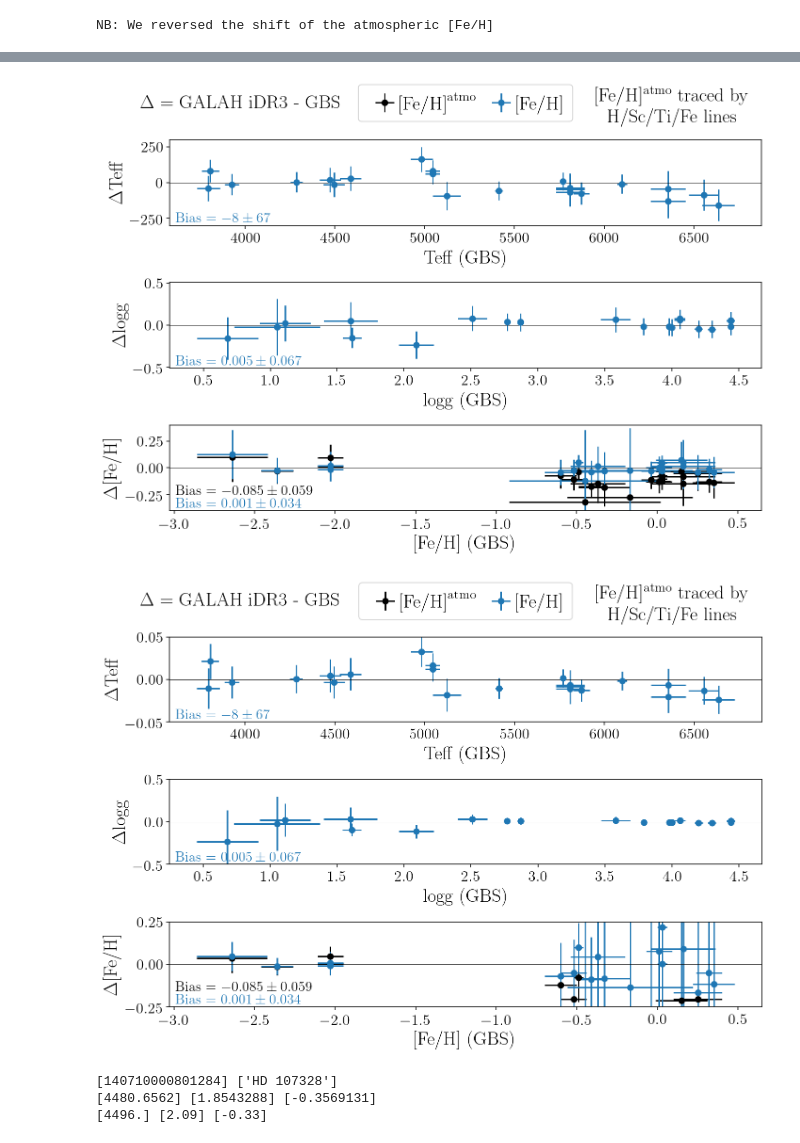
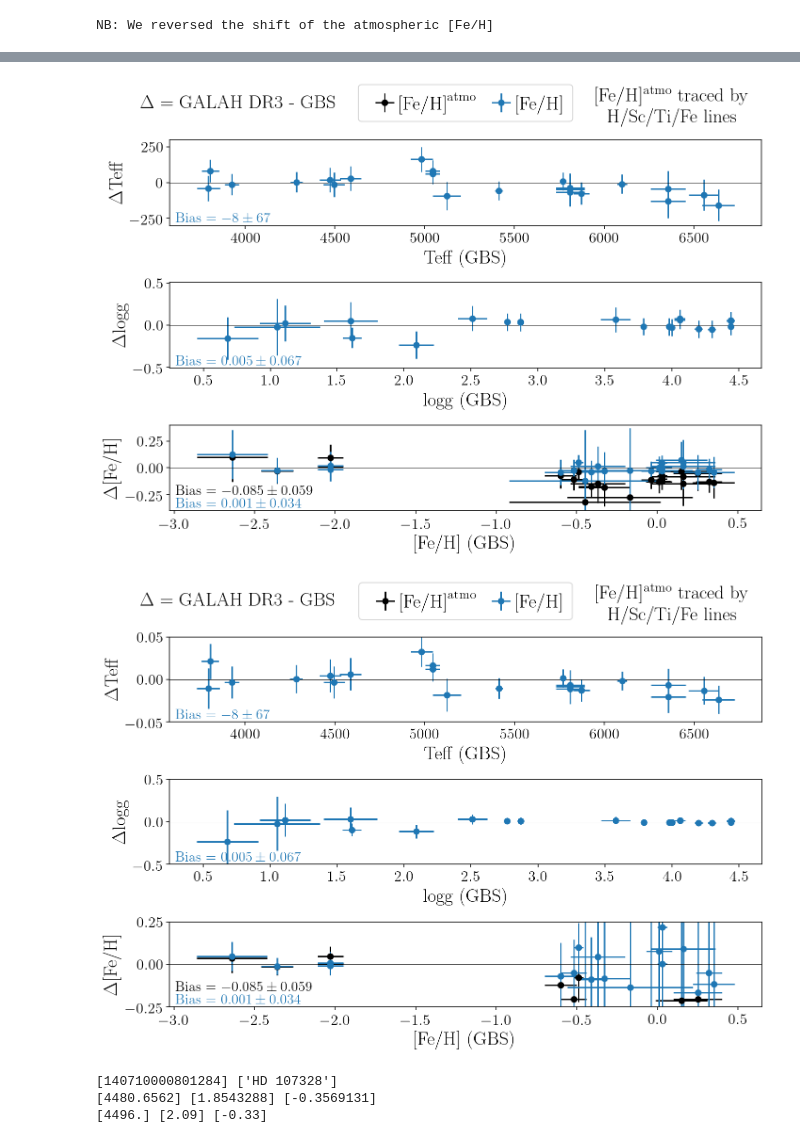
Before and after one commit to svenbuder/GALAH_DR3, a Jupyter notebook: validation/stellar_parameters/gaia_fgk_benchmark_stars/gbs_performance.ipynb, the cells around one changed output, grey strips where cells are left out. Saved outputs shown, nothing was run; the diff lists cells and outputs as text; code cells hidden in the pictures.

```diff
--- a/validation/stellar_parameters/gaia_fgk_benchmark_stars/gbs_performance.ipynb
+++ b/validation/stellar_parameters/gaia_fgk_benchmark_stars/gbs_performance.ipynb
@@ -282,35 +284,35 @@ s3 = ax3.errorbar(
 
 ax1.set_ylim(-300,300)
 ax2.set_ylim(-0.51,0.51)
 ax3.set_ylim(-0.4,0.4)
 
 ax1.axhline(0,lw=0.5,c='k')
 ax2.axhline(0,lw=0.5,c='k')
 ax3.axhline(0,lw=0.5,c='k')
 
 ax1.set_xlabel('Teff (GBS)')
 ax2.set_xlabel('logg (GBS)')
 ax3.set_xlabel('[Fe/H] (GBS)')
 
 ax1.set_ylabel(r'$\Delta$Teff')
 ax2.set_ylabel(r'$\Delta$logg')
 ax3.set_ylabel(r'$\Delta$[Fe/H]')
 
 ax1.text(0.01,0.05,r'Bias = $'+str('%.0f' % lbol_bias['teff'][0])+' \pm '+str('%.0f' % lbol_bias['teff'][1])+'$',transform=ax1.transAxes,color='C0',fontsize=15)
 ax2.text(0.01,0.05,r'Bias = $'+str('%.3f' % lbol_bias['logg'][0])+' \pm '+str('%.3f' % lbol_bias['logg'][1])+'$',transform=ax2.transAxes,color='C0',fontsize=15)
 ax3.text(0.01,0.05,r'Bias = $'+str('%.3f' % lbol_bias['fe_h'][0])+' \pm '+str('%.3f' % lbol_bias['fe_h'][1])+'$',transform=ax3.transAxes,color='C0',fontsize=15)
 ax3.text(0.01,0.2,r'Bias = $'+str('%.3f' % lbol_bias['m_h'][0])+' \pm '+str('%.3f' % lbol_bias['m_h'][1])+'$',transform=ax3.transAxes,color='k',fontsize=15)
 
 ax1.legend(loc='upper center', bbox_to_anchor=(0.5, 1.75),ncol=4, fancybox=True,handletextpad=-0.2,columnspacing=0.25)
-ax1.text(-0.05,1.37,r'$\Delta$ = GALAH iDR3 - GBS',transform=ax1.transAxes,fontsize=20)
+ax1.text(-0.05,1.37,r'$\Delta$ = GALAH DR3 - GBS',transform=ax1.transAxes,fontsize=20)
 ax1.text(0.85,1.45,r'$\mathrm{[Fe/H]^\text{atmo}}$ traced by',transform=ax1.transAxes,fontsize=20,ha='center')
 ax1.text(0.85,1.2,r'H/Sc/Ti/Fe lines',transform=ax1.transAxes,fontsize=20,ha='center')
 
 plt.tight_layout()
 plt.savefig('figures/gbs_performance_lbol.png',bbox_inches='tight',dpi=300)
 plt.savefig('../../../dr3_release_paper/figures/gbs_performance_lbol.png',bbox_inches='tight',dpi=300)
 # %% [output]
-[figure, old version]
+[figure, new version]
 # %%
 f, (ax1, ax2, ax3) = plt.subplots(3, 1, figsize = (10,7.5))
 
@@ -380,14 +382,14 @@ ax3.text(0.01,0.05,r'Bias = $'+str('%.3f' % lbol_bias['fe_h'][0])+' \pm '+str('%
 ax3.text(0.01,0.2,r'Bias = $'+str('%.3f' % lbol_bias['m_h'][0])+' \pm '+str('%.3f' % lbol_bias['m_h'][1])+'$',transform=ax3.transAxes,color='k',fontsize=15)
 
 ax1.legend(loc='upper center', bbox_to_anchor=(0.5, 1.75),ncol=4, fancybox=True,handletextpad=-0.2,columnspacing=0.25)
-ax1.text(-0.05,1.37,r'$\Delta$ = GALAH iDR3 - GBS',transform=ax1.transAxes,fontsize=20)
+ax1.text(-0.05,1.37,r'$\Delta$ = GALAH DR3 - GBS',transform=ax1.transAxes,fontsize=20)
 ax1.text(0.85,1.45,r'$\mathrm{[Fe/H]^\text{atmo}}$ traced by',transform=ax1.transAxes,fontsize=20,ha='center')
 ax1.text(0.85,1.2,r'H/Sc/Ti/Fe lines',transform=ax1.transAxes,fontsize=20,ha='center')
 
 plt.tight_layout()
 plt.savefig('figures/gbs_performance_lbol_percent.png',bbox_inches='tight',dpi=300)
 # %% [output]
-[figure, old version]
+[figure, new version]
 # %%
 # Outlier in logg: Bad wavelength solution
 
```
Also changed, not shown: parts of 1 cell of this notebook, 9 other files.
